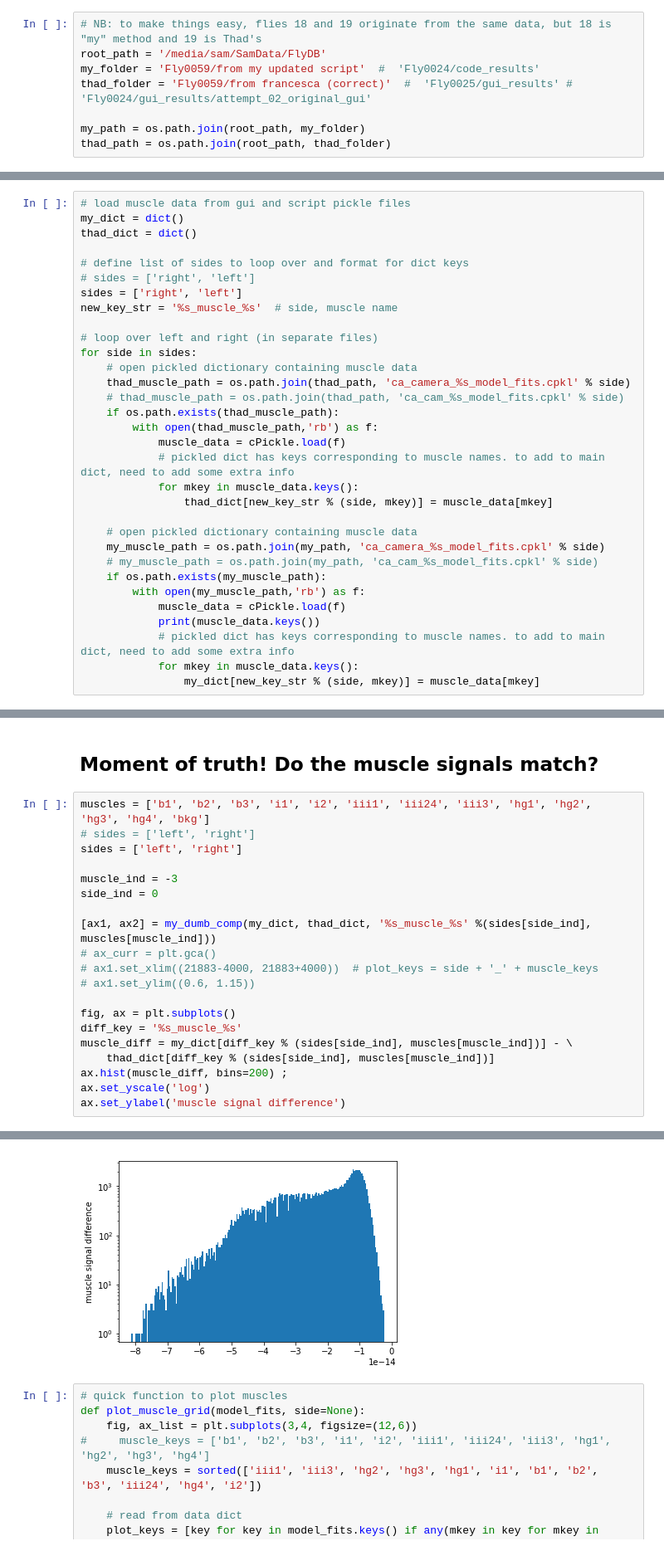
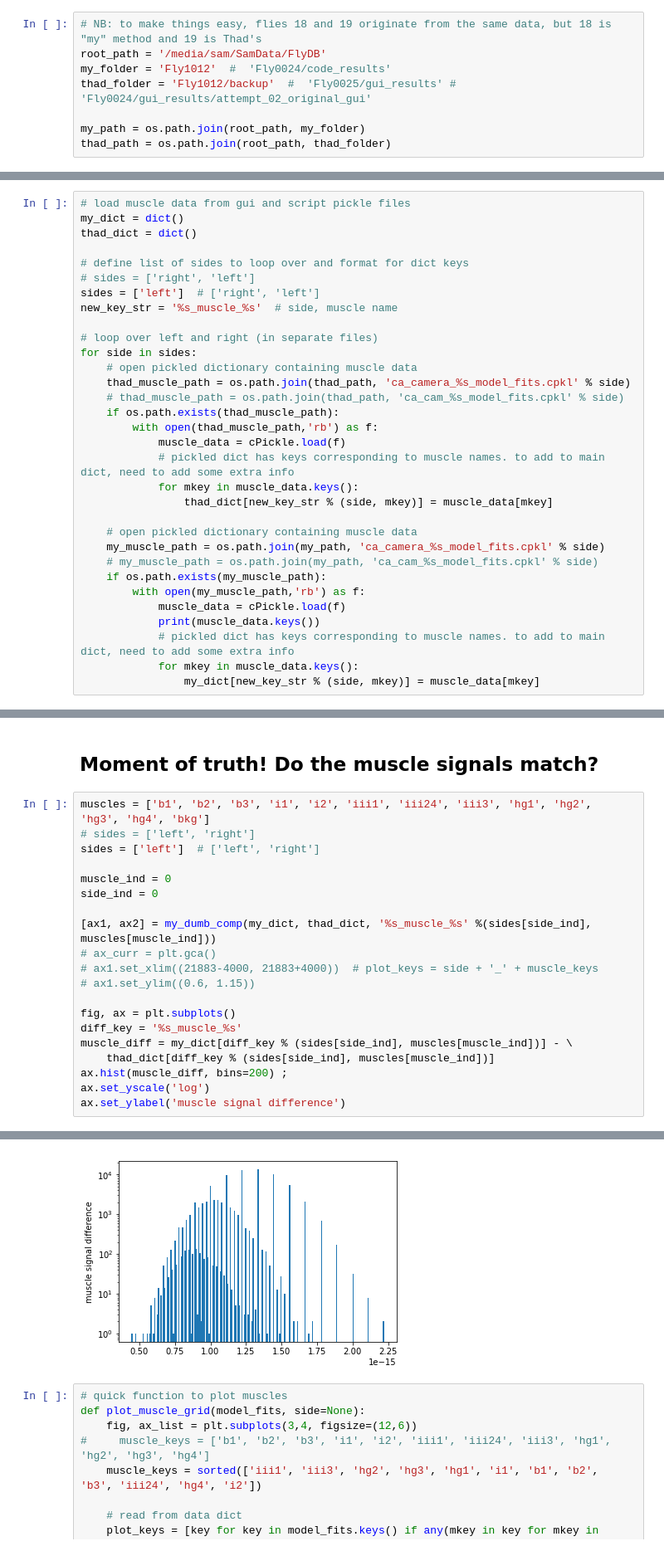
Before and after one commit to samcwhitehead/planotaxis, a Jupyter notebook: scratch/quick_compare_extraction_method.ipynb, the cells around one changed output, grey strips where cells are left out. Shown at 83% size. Saved outputs shown, nothing was run; the diff lists cells and outputs as text.

```diff
--- a/scratch/quick_compare_extraction_method.ipynb
+++ b/scratch/quick_compare_extraction_method.ipynb
@@ -14,8 +14,8 @@ import matplotlib.pyplot as plt
 # %%
 # NB: to make things easy, flies 18 and 19 originate from the same data, but 18 is "my" method and 19 is Thad's
 root_path = '/media/sam/SamData/FlyDB'
-my_folder = 'Fly0059/from my updated script'  #  'Fly0024/code_results'
-thad_folder = 'Fly0059/from francesca (correct)'  #  'Fly0025/gui_results' # 'Fly0024/gui_results/attempt_02_original_gui'
+my_folder = 'Fly1012'  #  'Fly0024/code_results'
+thad_folder = 'Fly1012/backup'  #  'Fly0025/gui_results' # 'Fly0024/gui_results/attempt_02_original_gui'
 
 my_path = os.path.join(root_path, my_folder)
 thad_path = os.path.join(root_path, thad_folder)
@@ -44,7 +44,7 @@ thad_dict = dict()
 
 # define list of sides to loop over and format for dict keys
 # sides = ['right', 'left']
-sides = ['right', 'left']
+sides = ['left']  # ['right', 'left']
 new_key_str = '%s_muscle_%s'  # side, muscle name
 
 # loop over left and right (in separate files)
@@ -149,9 +149,9 @@ print(sorted(thad_dict.keys()))
 # %%
 muscles = ['b1', 'b2', 'b3', 'i1', 'i2', 'iii1', 'iii24', 'iii3', 'hg1', 'hg2', 'hg3', 'hg4', 'bkg']
 # sides = ['left', 'right']
-sides = ['left', 'right']
+sides = ['left']  # ['left', 'right']
 
-muscle_ind = -3
+muscle_ind = 0
 side_ind = 0
 
 [ax1, ax2] = my_dumb_comp(my_dict, thad_dict, '%s_muscle_%s' %(sides[side_ind], muscles[muscle_ind]))
@@ -172,4 +172,4 @@ Text(0,0.5,'muscle signal difference')
-[figure, old version]
+[figure, new version]
 # %%
 # quick function to plot muscles
 def plot_muscle_grid(model_fits, side=None):
```
Also changed, not shown: parts of 3 cells of this notebook, 9 other files.
